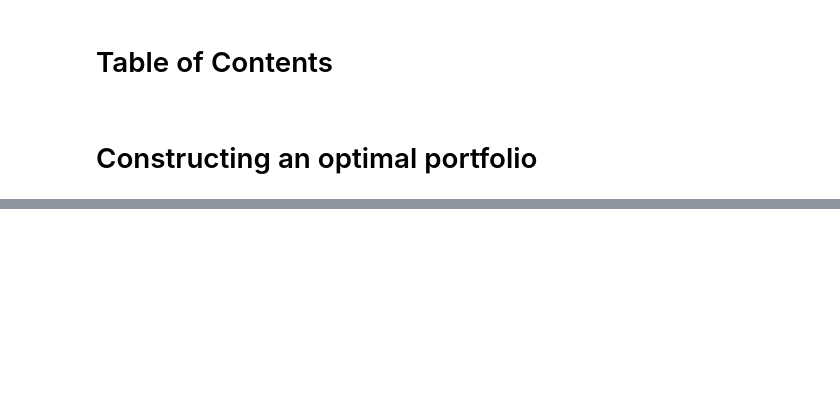
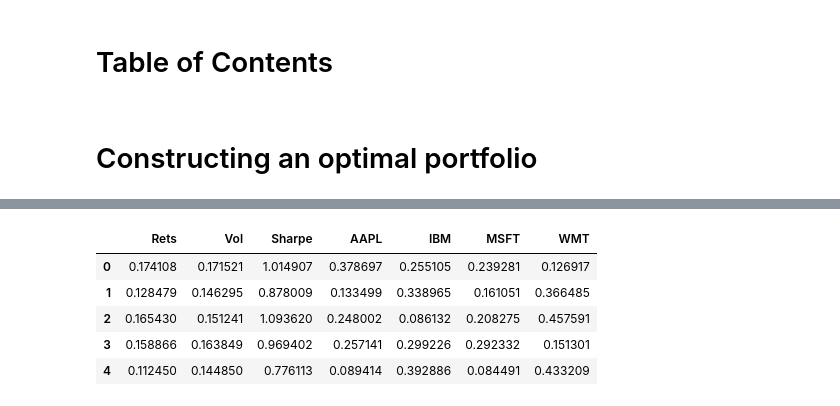
Before and after one commit to robertxbrown06/portfolio_analysis, a Jupyter notebook: 04_optimal_portfolio.ipynb, the cells around one changed output, grey strips where cells are left out. Saved outputs shown, nothing was run; the diff lists cells and outputs as text; code cells hidden in the pictures; blank space fills up the shorter version.

```diff
--- a/04_optimal_portfolio.ipynb
+++ b/04_optimal_portfolio.ipynb
@@ -83,0 +163,27 @@ cov_matrix = returns.cov()
+# %%
+# Set the number of simulations
+num_portfolios = 25000
+
+# Initialize simulatio results to all zeros
+results = np.zeros((3 + len(tickers), num_portfolios))
+
+for i in range(num_portfolios):
+    # Generate random weights
+    weights = np.random.random(len(tickers))
+    # Normalize the weights and set the sum to 1
+    weights /= np.sum(weights)
+
+    # Calculate the portfolio return
+    portfolio_return = weights.T.dot(mean_return * 252)
+    # Calculate the portfolio volatility
+    portfolio_stdev = np.sqrt(weights.T.dot(cov_matrix * 252).dot(weights))
+
+    # Store the results in a defined array
+    results[0,i] = portfolio_return
+    results[1,i] = portfolio_stdev
+    # Cacluate the Sharpe ratio and store the result in the array
+    results[2,i] = (results[0,i] - rf) / results[1,i]
+
+    # Save the weights in the array
+    for j in range(len(weights)):
+        results[j+3,i] = weights[j]
@@ -83,0 +193,10 @@ cov_matrix = returns.cov()
+# %%
+# Print the first few rows
+results_df.head()
+# %% [output]
+|  | Rets | Vol | Sharpe | AAPL | IBM | MSFT | WMT |
+| 0 | 0.174108 | 0.171521 | 1.014907 | 0.378697 | 0.255105 | 0.239281 | 0.126917 |
+| 1 | 0.128479 | 0.146295 | 0.878009 | 0.133499 | 0.338965 | 0.161051 | 0.366485 |
+| 2 | 0.165430 | 0.151241 | 1.093620 | 0.248002 | 0.086132 | 0.208275 | 0.457591 |
+| 3 | 0.158866 | 0.163849 | 0.969402 | 0.257141 | 0.299226 | 0.292332 | 0.151301 |
+| 4 | 0.112450 | 0.144850 | 0.776113 | 0.089414 | 0.392886 | 0.084491 | 0.433209 |
```
Also changed, not shown: parts of 33 cells of this notebook.
